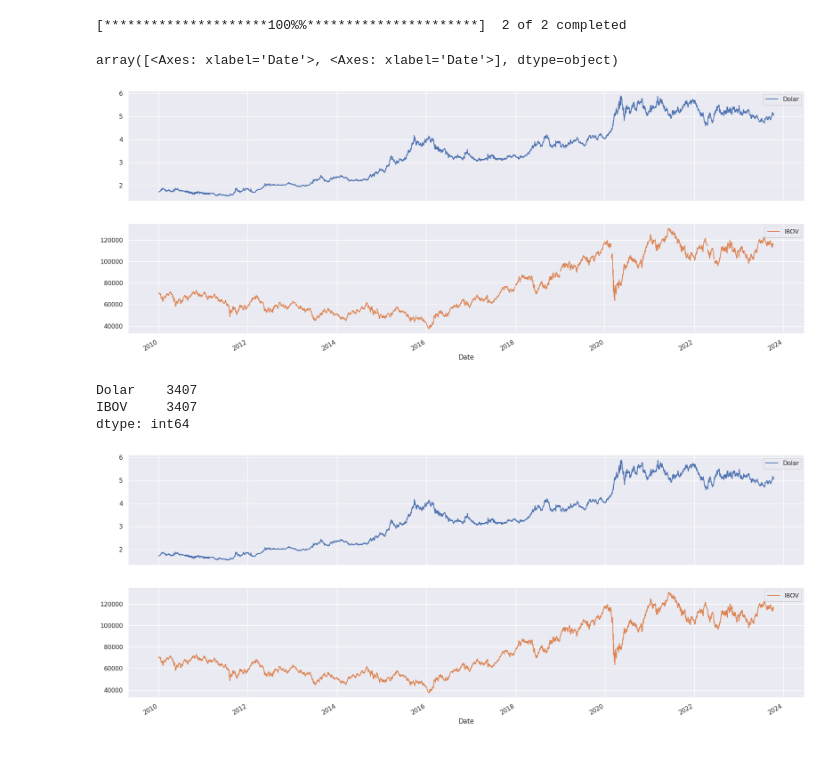
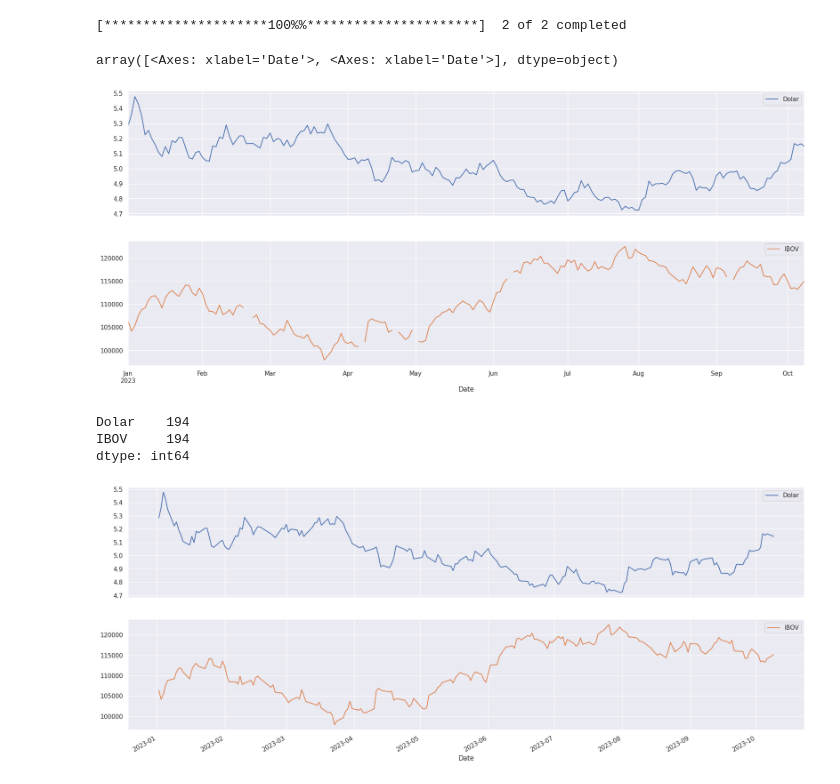
Before and after one commit to CastanharoA/_projetos, a Jupyter notebook: regr_IC.ipynb, the cells around one changed output. Drawn from its saved outputs; the diff is of its cells as text; code cells hidden in the pictures; blank space fills up the shorter version.

```diff
--- a/regr_IC.ipynb
+++ b/regr_IC.ipynb
@@ -3,23 +3,24 @@
 # %%
 import yfinance as yf
 import numpy as np
 import pandas as pd
 import matplotlib.pyplot as plt
 import seaborn as sns
 from sklearn.linear_model import LinearRegression
 
 # Baixar os dados do Yahoo Finance
 ativos = "^BVSP USDBRL=X"
-carteira = yf.download(ativos, start="2010-01-01")["Close"]
+carteira = yf.download(ativos, start="2023-01-01", end="2023-10-10")["Close"]
 carteira.columns = ["Dolar", "IBOV"]
+
 
 # Plot dos dados
 sns.set()
 carteira.plot(subplots=True, figsize=(22, 9))
 # %% [output]
 [*********************100%%**********************]  2 of 2 completed
 array([<Axes: xlabel='Date'>, <Axes: xlabel='Date'>], dtype=object)
-[figure, old version]
+[figure, new version]
 # %%
 # Remover dados faltantes (NaN)
 carteira = carteira.dropna()
@@ -30,10 +31,10 @@ carteira.plot(subplots=True, figsize=(22, 9))
 carteira.head()
 carteira.count()
 # %% [output]
-Dolar    3407
-IBOV     3407
+Dolar    194
+IBOV     194
 dtype: int64
-[figure, old version]
+[figure, new version]
 # %%
 sns.heatmap(carteira.corr(), annot=True)
 # %% [output]
```
Also changed, not shown: parts of 11 cells of this notebook.
